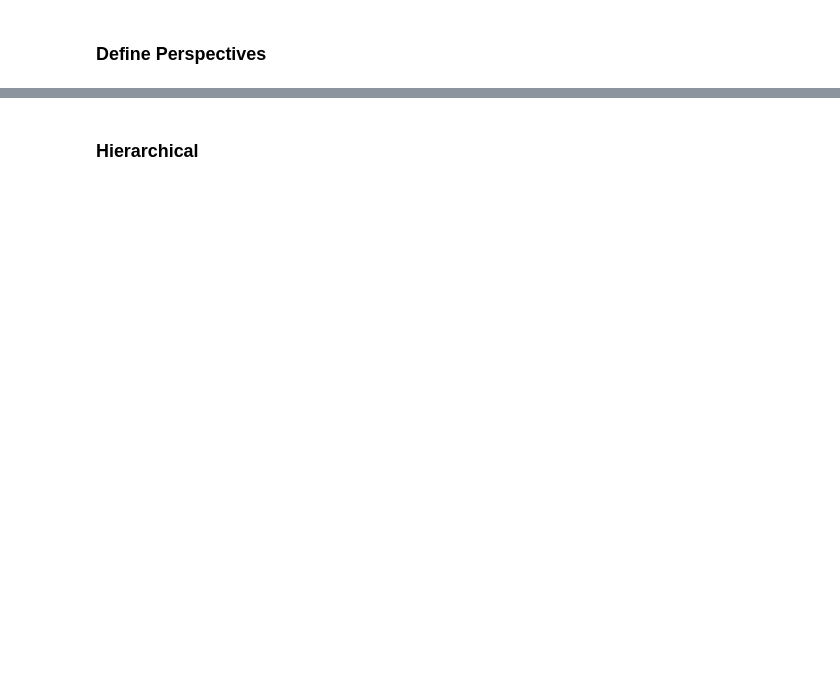
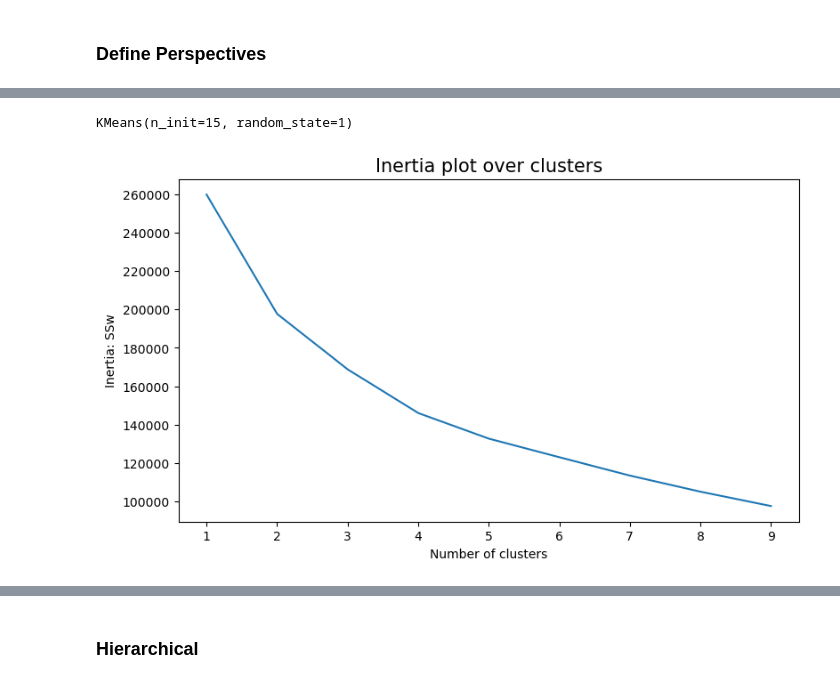
Before and after one commit to nunonuness/DM, a Jupyter notebook: Clustering.ipynb, the cells around one changed output, grey strips where cells are left out. Drawn from its saved outputs; the diff is of its cells as text; code cells hidden in the pictures; blank space fills up the shorter version.

```diff
--- a/Clustering.ipynb
+++ b/Clustering.ipynb
@@ -76,0 +142,4 @@ df = pd.read_csv('df2.csv')
+# %%
+used_features = ['vendor_loyalty_score', 'relative_cuisine_variety', 'chain_consumption',
+                 'first_order', 'days_since_last_order', 'order_frequency', 'total_orders',
+                 'total_amount_spent', 'average_spending']
@@ -76,0 +176,27 @@ df = pd.read_csv('df2.csv')
+# %%
+kmclust = KMeans(n_clusters=8, init='k-means++', n_init=15, random_state=1)
+kmclust.fit(df[used_features])
+# %% [output]
+KMeans(n_init=15, random_state=1)
+# %%
+range_clusters = range(1, 10)
+# %%
+inertia = []
+for n_clus in range_clusters:  # iterate over desired ncluster range
+    kmclust = KMeans(n_clusters=n_clus, init='k-means++', n_init=15, random_state=1)
+    kmclust.fit(df[used_features])
+    inertia.append(kmclust.inertia_)
+# %%
+# The inertia plot
+
+fig, ax = plt.subplots(figsize=(9,5))
+
+ax.plot(range_clusters, inertia)
+ax.set_xticks(range_clusters)
+ax.set_ylabel("Inertia: SSw")
+ax.set_xlabel("Number of clusters")
+ax.set_title("Inertia plot over clusters", size=15)
+
+plt.show()
+# %% [output]
+[figure, added]
```
Also changed, not shown: parts of 22 cells of this notebook.
